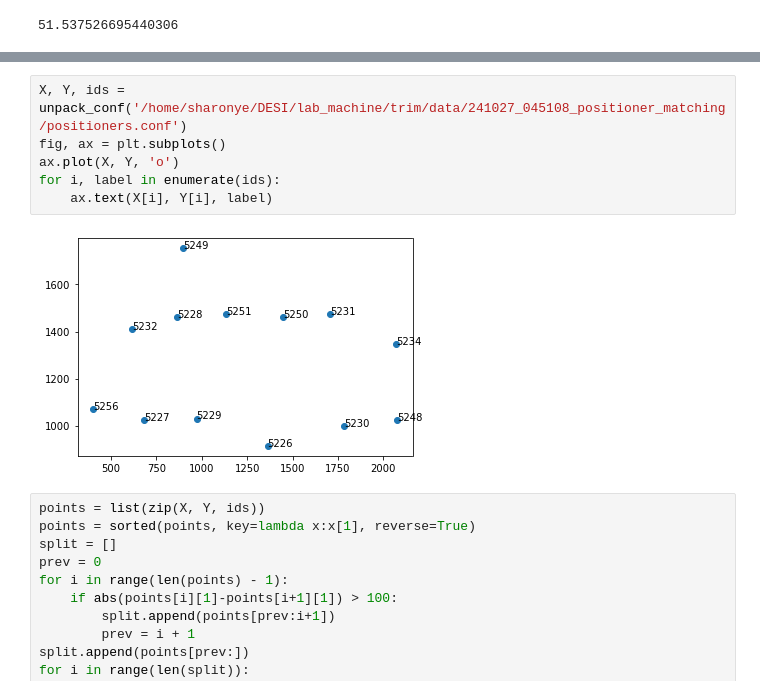
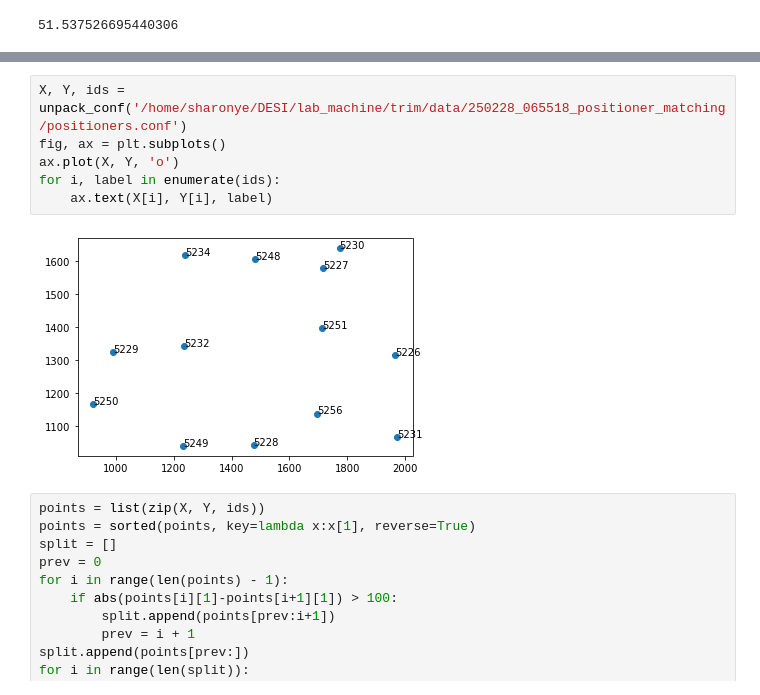
Before and after one commit to sharonrye/trim, a Jupyter notebook: sanity_check.ipynb, the cells around one changed output, grey strips where cells are left out. Cells and saved outputs as stored; diff of their text form.

```diff
--- a/sanity_check.ipynb
+++ b/sanity_check.ipynb
@@ -88,11 +86,11 @@ plt.plot(x_a, y_a, 'ro')
 # %%
-X, Y, ids = unpack_conf('/home/sharonye/DESI/lab_machine/trim/data/241027_045108_positioner_matching/positioners.conf')
+X, Y, ids = unpack_conf('/home/sharonye/DESI/lab_machine/trim/data/250228_065518_positioner_matching/positioners.conf')
 fig, ax = plt.subplots()
 ax.plot(X, Y, 'o')
 for i, label in enumerate(ids):
     ax.text(X[i], Y[i], label)
 # %% [output]
-[figure, old version]
+[figure, new version]
 # %%
 points = list(zip(X, Y, ids))
 points = sorted(points, key=lambda x:x[1], reverse=True)
```
Also changed, not shown: parts of 5 cells of this notebook, 4 other files.
